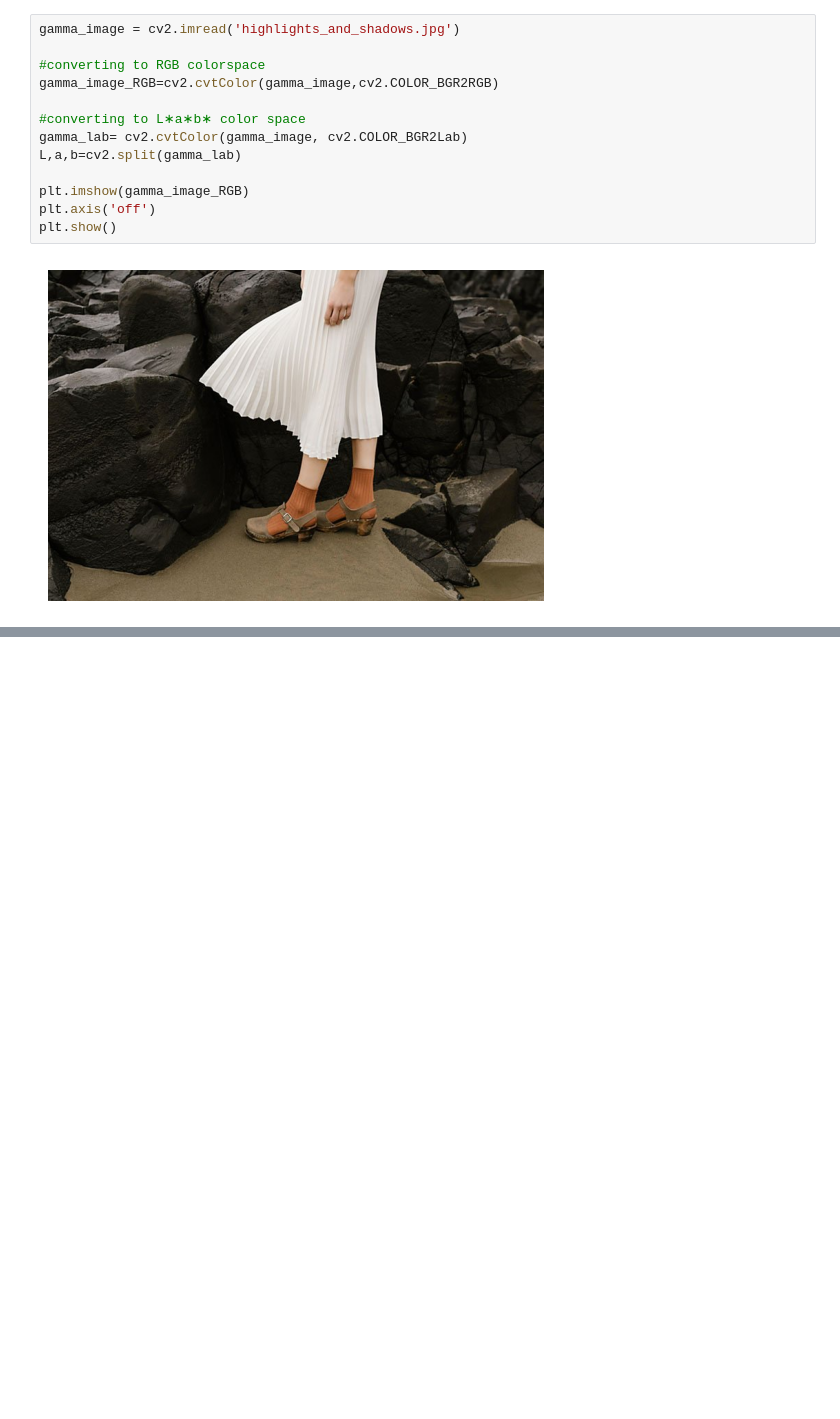
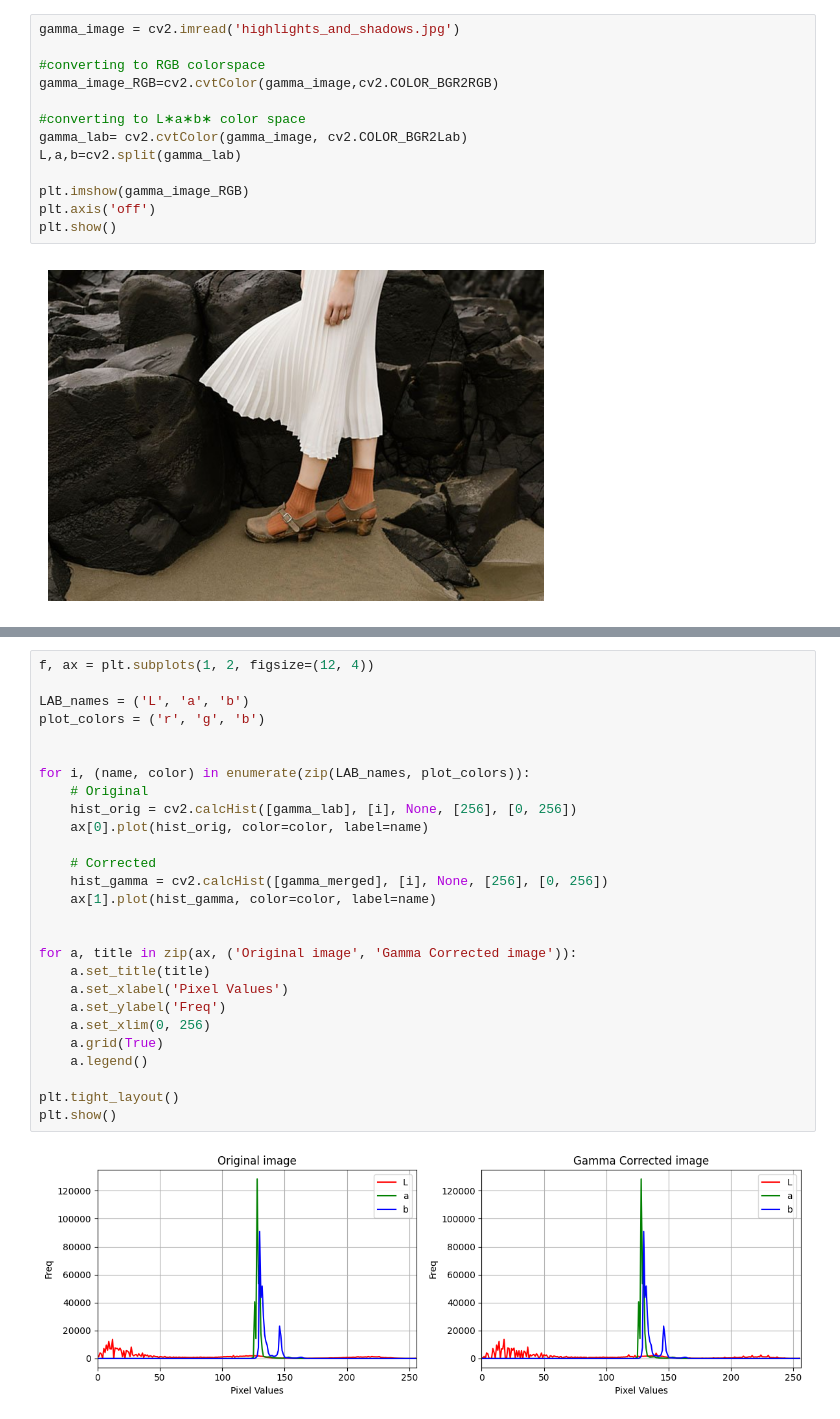
Before and after one commit to HimanSenaweera/EN3160---Image-Processing-and-Machine-Vision, a Jupyter notebook: Assignement1/assignment1.ipynb, the cells around one changed output, grey strips where cells are left out. Cells and saved outputs as stored; diff of their text form; blank space fills up the shorter version.

```diff
--- a/Assignement1/assignment1.ipynb
+++ b/Assignement1/assignment1.ipynb
@@ -212,0 +216,29 @@ plt.show()
+# %%
+f, ax = plt.subplots(1, 2, figsize=(12, 4))
+
+LAB_names = ('L', 'a', 'b')
+plot_colors = ('r', 'g', 'b')
+
+
+for i, (name, color) in enumerate(zip(LAB_names, plot_colors)):
+    # Original
+    hist_orig = cv2.calcHist([gamma_lab], [i], None, [256], [0, 256])
+    ax[0].plot(hist_orig, color=color, label=name)
+
+    # Corrected
+    hist_gamma = cv2.calcHist([gamma_merged], [i], None, [256], [0, 256])
+    ax[1].plot(hist_gamma, color=color, label=name)
+
+
+for a, title in zip(ax, ('Original image', 'Gamma Corrected image')):
+    a.set_title(title)
+    a.set_xlabel('Pixel Values')
+    a.set_ylabel('Freq')
+    a.set_xlim(0, 256)
+    a.grid(True)
+    a.legend()
+
+plt.tight_layout()
+plt.show()
+# %% [output]
+[figure, added]
```
Also changed, not shown: parts of 10 cells of this notebook.
